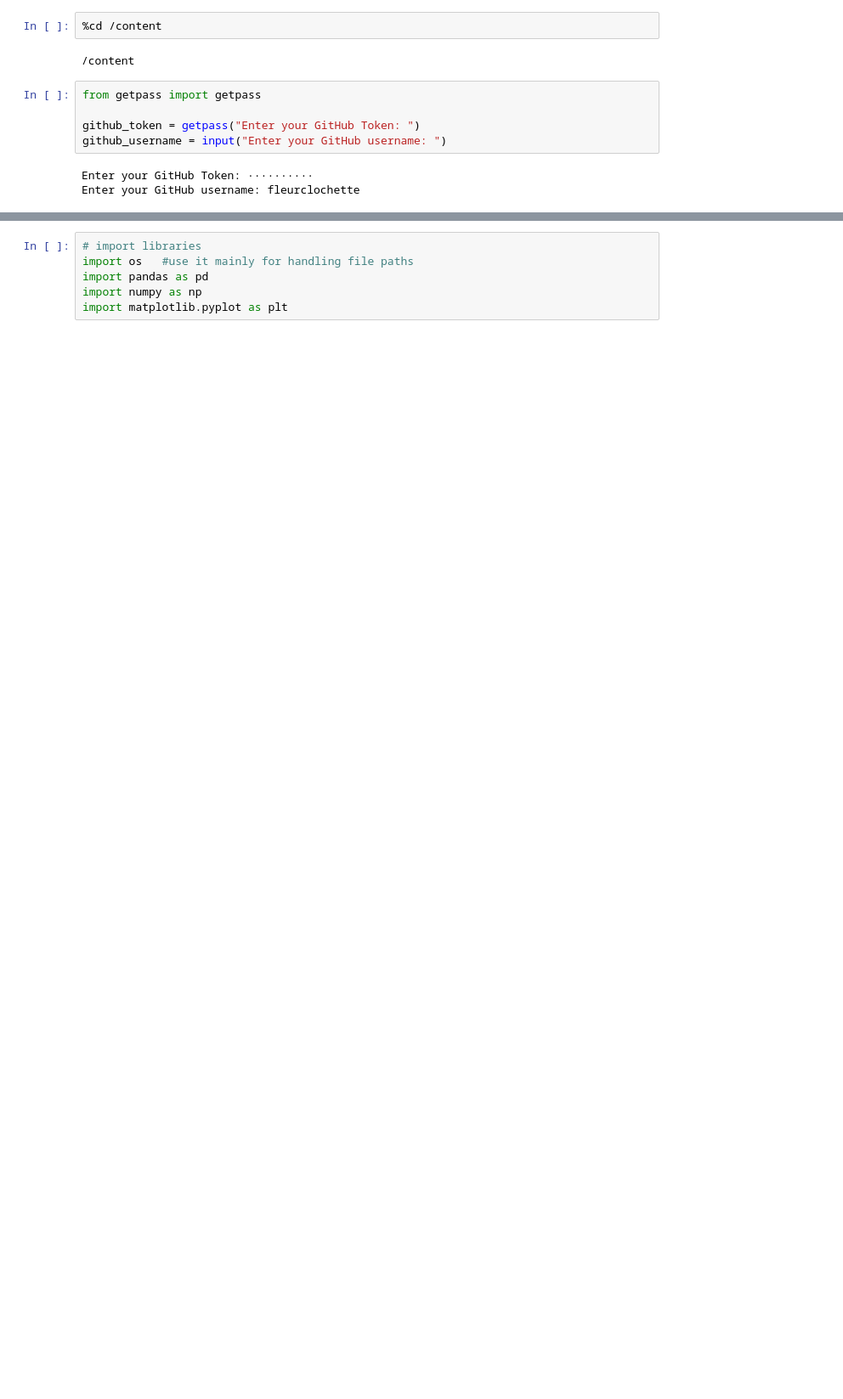
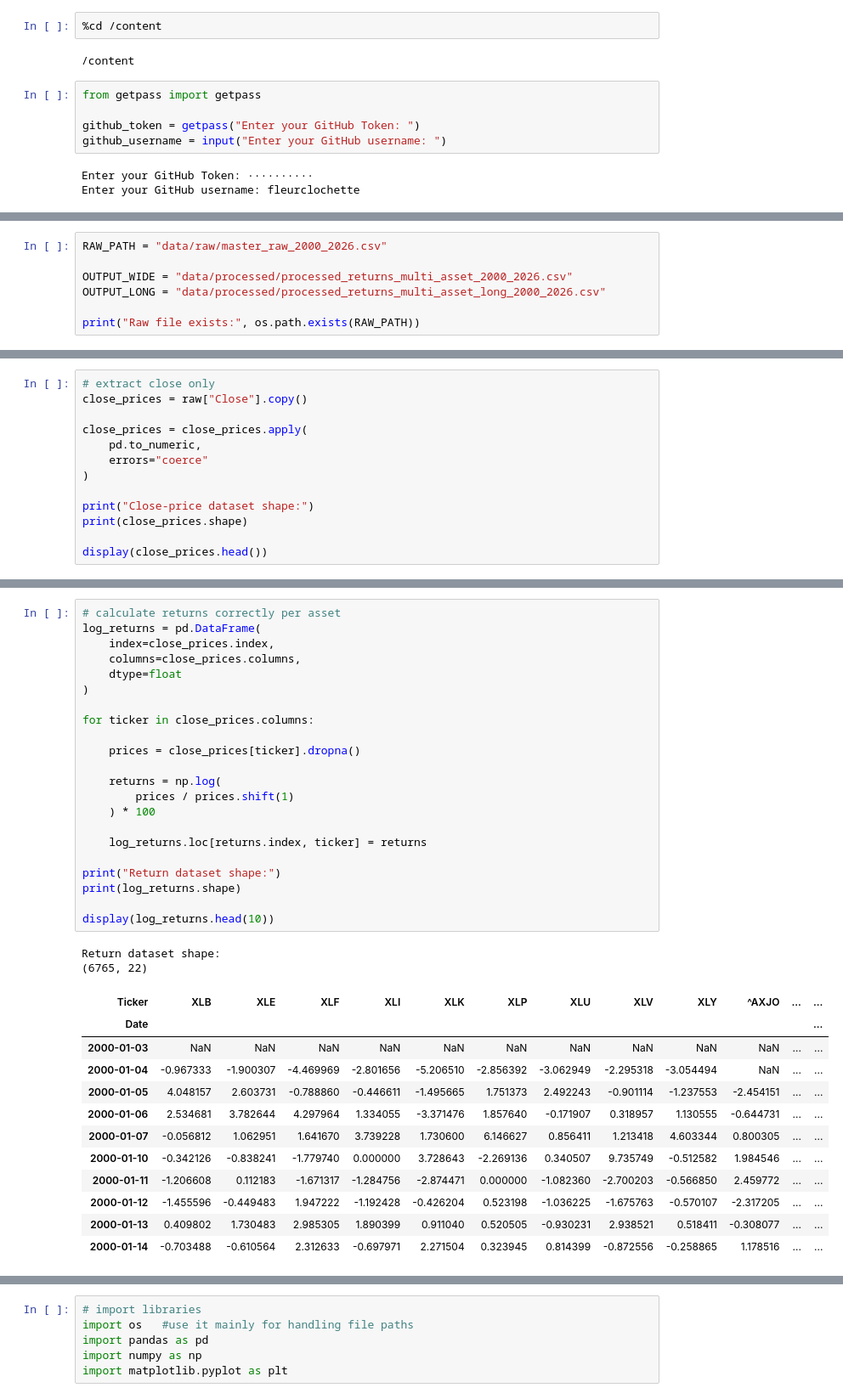
Before and after one commit to fleurclochette/Scientific-Project-SS26-Group-8, a Jupyter notebook: notebooks/02c_preprocessing_multi_asset.ipynb, the cells around one changed output, grey strips where cells are left out. Shown at 85% size. Saved outputs shown, nothing was run; the diff lists cells and outputs as text; blank space fills up the shorter version.

```diff
--- a/notebooks/02c_preprocessing_multi_asset.ipynb
+++ b/notebooks/02c_preprocessing_multi_asset.ipynb
@@ -35,0 +60,7 @@ Fast-forward
+# %%
+RAW_PATH = "data/raw/master_raw_2000_2026.csv"
+
+OUTPUT_WIDE = "data/processed/processed_returns_multi_asset_2000_2026.csv"
+OUTPUT_LONG = "data/processed/processed_returns_multi_asset_long_2000_2026.csv"
+
+print("Raw file exists:", os.path.exists(RAW_PATH))
@@ -35,0 +125,13 @@ Fast-forward
+# %%
+# extract close only
+close_prices = raw["Close"].copy()
+
+close_prices = close_prices.apply(
+    pd.to_numeric,
+    errors="coerce"
+)
+
+print("Close-price dataset shape:")
+print(close_prices.shape)
+
+display(close_prices.head())
@@ -35,0 +201,37 @@ Fast-forward
+# %%
+# calculate returns correctly per asset
+log_returns = pd.DataFrame(
+    index=close_prices.index,
+    columns=close_prices.columns,
+    dtype=float
+)
+
+for ticker in close_prices.columns:
+
+    prices = close_prices[ticker].dropna()
+
+    returns = np.log(
+        prices / prices.shift(1)
+    ) * 100
+
+    log_returns.loc[returns.index, ticker] = returns
+
+print("Return dataset shape:")
+print(log_returns.shape)
+
+display(log_returns.head(10))
+# %% [output]
+Return dataset shape:
+(6765, 22)
+| Ticker | XLB | XLE | XLF | XLI | XLK | XLP | XLU | XLV | XLY | ^AXJO | ... | ... |
+| Date |  |  |  |  |  |  |  |  |  |  |  | ... |
+| 2000-01-03 | NaN | NaN | NaN | NaN | NaN | NaN | NaN | NaN | NaN | NaN | ... | ... |
+| 2000-01-04 | -0.967333 | -1.900307 | -4.469969 | -2.801656 | -5.206510 | -2.856392 | -3.062949 | -2.295318 | -3.054494 | NaN | ... | ... |
+| 2000-01-05 | 4.048157 | 2.603731 | -0.788860 | -0.446611 | -1.495665 | 1.751373 | 2.492243 | -0.901114 | -1.237553 | -2.454151 | ... | ... |
+| 2000-01-06 | 2.534681 | 3.782644 | 4.297964 | 1.334055 | -3.371476 | 1.857640 | -0.171907 | 0.318957 | 1.130555 | -0.644731 | ... | ... |
+| 2000-01-07 | -0.056812 | 1.062951 | 1.641670 | 3.739228 | 1.730600 | 6.146627 | 0.856411 | 1.213418 | 4.603344 | 0.800305 | ... | ... |
+| 2000-01-10 | -0.342126 | -0.838241 | -1.779740 | 0.000000 | 3.728643 | -2.269136 | 0.340507 | 9.735749 | -0.512582 | 1.984546 | ... | ... |
+| 2000-01-11 | -1.206608 | 0.112183 | -1.671317 | -1.284756 | -2.874471 | 0.000000 | -1.082360 | -2.700203 | -0.566850 | 2.459772 | ... | ... |
+| 2000-01-12 | -1.455596 | -0.449483 | 1.947222 | -1.192428 | -0.426204 | 0.523198 | -1.036225 | -1.675763 | -0.570107 | -2.317205 | ... | ... |
+| 2000-01-13 | 0.409802 | 1.730483 | 2.985305 | 1.890399 | 0.911040 | 0.520505 | -0.930231 | 2.938521 | 0.518411 | -0.308077 | ... | ... |
+| 2000-01-14 | -0.703488 | -0.610564 | 2.312633 | -0.697971 | 2.271504 | 0.323945 | 0.814399 | -0.872556 | -0.258865 | 1.178516 | ... | ... |
```
Also changed, not shown: parts of 23 cells of this notebook.
